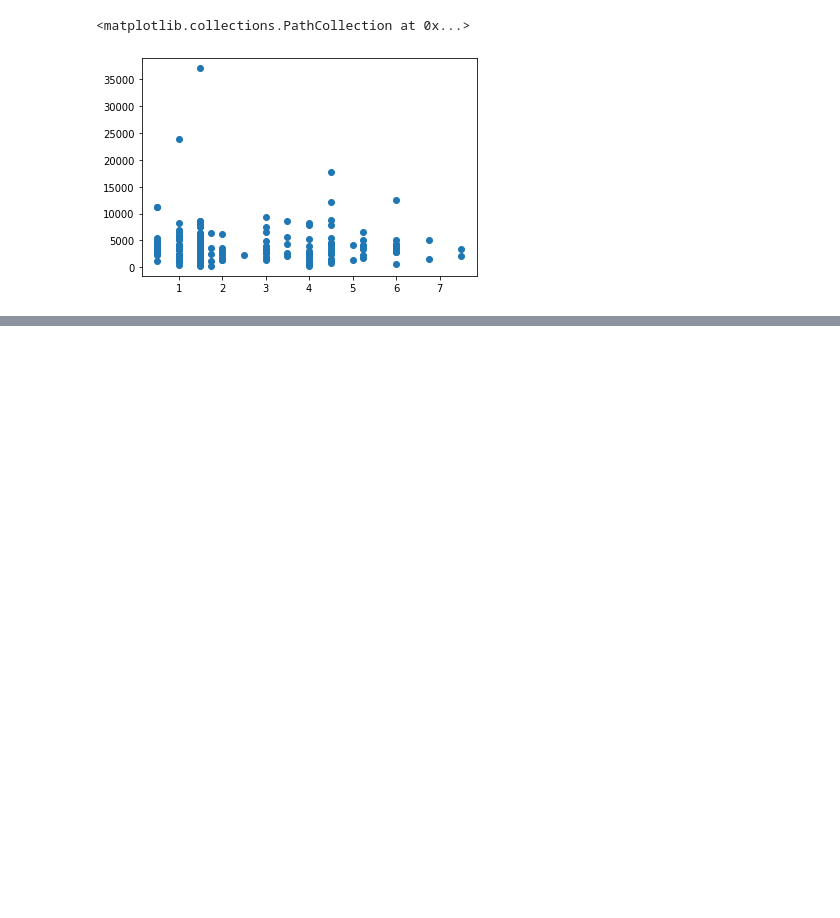
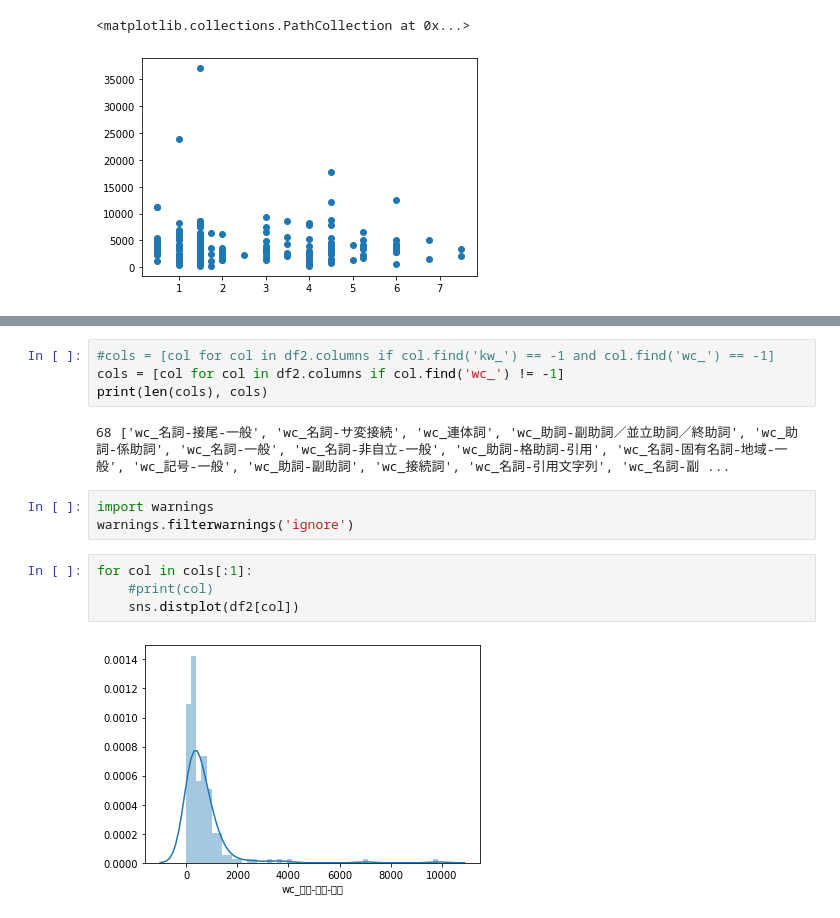
Before and after one commit to tayutaedomo/novelrating, a Jupyter notebook: scripts/training/train_data_analyze.ipynb, the cells around one changed output, grey strips where cells are left out. Saved outputs shown, nothing was run; the diff lists cells and outputs as text; blank space fills up the shorter version.

```diff
--- a/scripts/training/train_data_analyze.ipynb
+++ b/scripts/training/train_data_analyze.ipynb
@@ -52,0 +126,15 @@ Name: avg_char_count, dtype: float64
+# %%
+#cols = [col for col in df2.columns if col.find('kw_') == -1 and col.find('wc_') == -1]
+cols = [col for col in df2.columns if col.find('wc_') != -1]
+print(len(cols), cols)
+# %% [output]
+68 ['wc_名詞-接尾-一般', 'wc_名詞-サ変接続', 'wc_連体詞', 'wc_助詞-副助詞／並立助詞／終助詞', 'wc_助詞-係助詞', 'wc_名詞-一般', 'wc_名詞-非自立-一般', 'wc_助詞-格助詞-引用', 'wc_名詞-固有名詞-地域-一般', 'wc_記号-一般', 'wc_助詞-副助詞', 'wc_接続詞', 'wc_名詞-引用文字列', 'wc_名詞-副 ...
+# %%
+import warnings
+warnings.filterwarnings('ignore')
+# %%
+for col in cols[:1]:
+    #print(col)
+    sns.distplot(df2[col])
+# %% [output]
+[figure, added]
```
Also changed, not shown: parts of 17 cells of this notebook.
